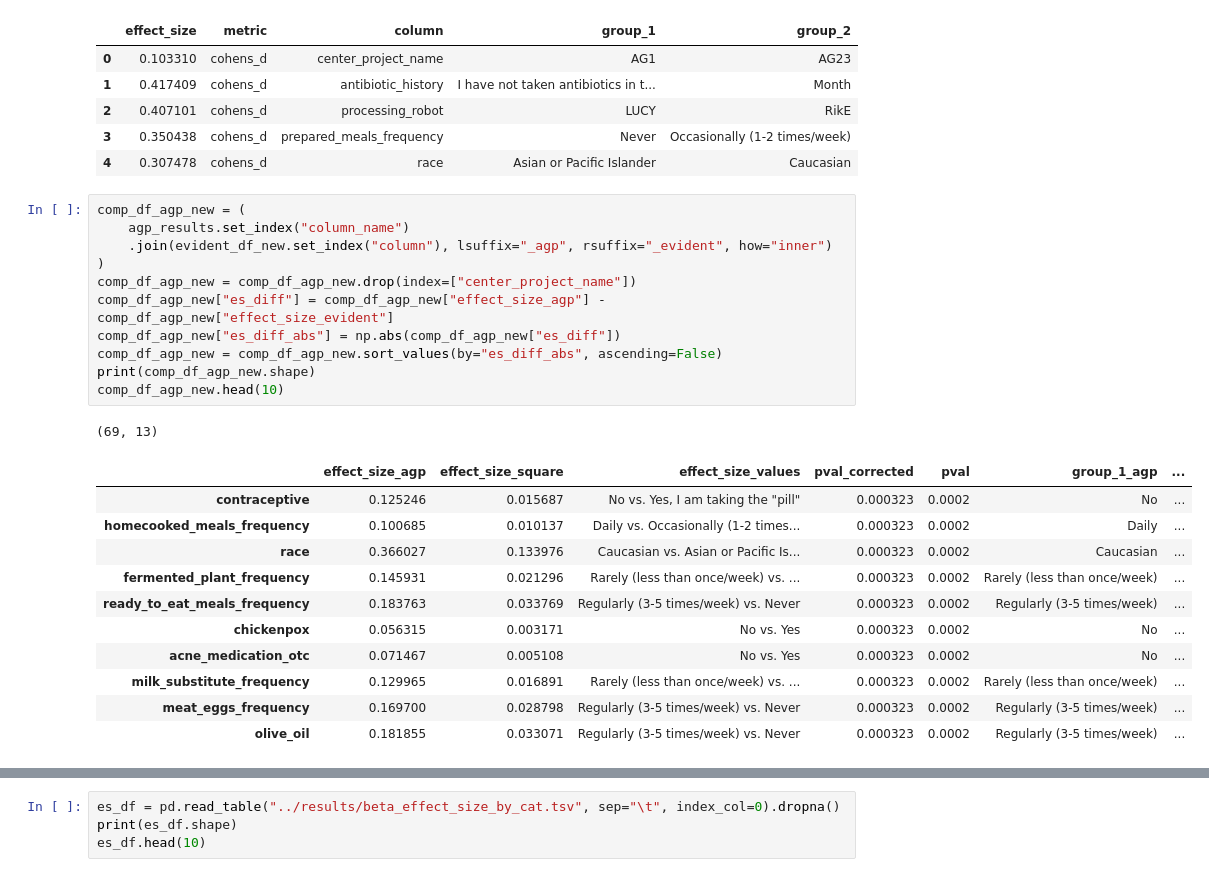
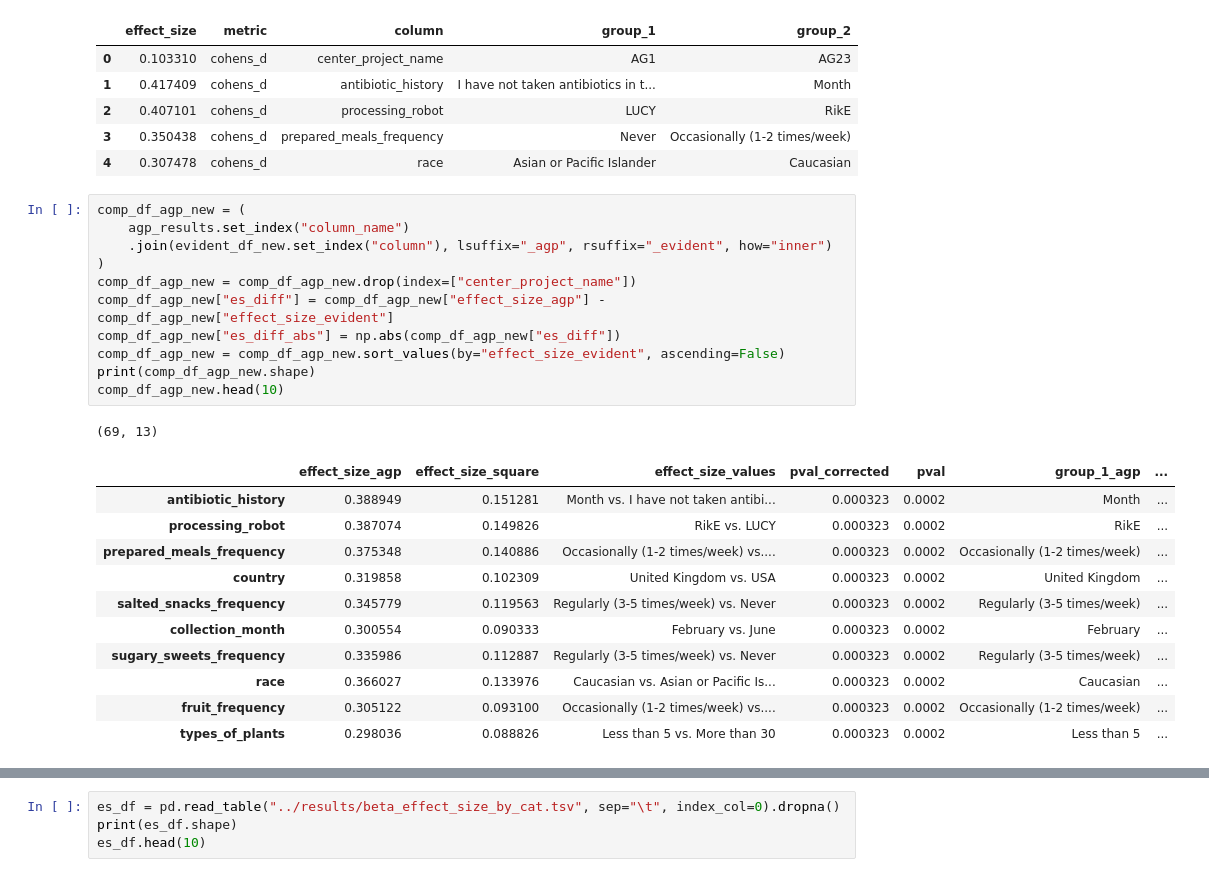
Before and after one commit to knightlab-analyses/evident-analyses, a Jupyter notebook: notebooks/plot.ipynb, the cells around one changed output, grey strips where cells are left out. Drawn from its saved outputs; the diff is of its cells as text.

```diff
--- a/notebooks/plot.ipynb
+++ b/notebooks/plot.ipynb
@@ -142,25 +142,25 @@ evident_df_new.head()
 # %%
 comp_df_agp_new = (
     agp_results.set_index("column_name")
     .join(evident_df_new.set_index("column"), lsuffix="_agp", rsuffix="_evident", how="inner")
 )
 comp_df_agp_new = comp_df_agp_new.drop(index=["center_project_name"])
 comp_df_agp_new["es_diff"] = comp_df_agp_new["effect_size_agp"] - comp_df_agp_new["effect_size_evident"]
 comp_df_agp_new["es_diff_abs"] = np.abs(comp_df_agp_new["es_diff"])
-comp_df_agp_new = comp_df_agp_new.sort_values(by="es_diff_abs", ascending=False)
+comp_df_agp_new = comp_df_agp_new.sort_values(by="effect_size_evident", ascending=False)
 print(comp_df_agp_new.shape)
 comp_df_agp_new.head(10)
 # %% [output]
 (69, 13)
 |  | effect_size_agp | effect_size_square | effect_size_values | pval_corrected | pval | group_1_agp | ... |
-| contraceptive | 0.125246 | 0.015687 | No vs. Yes, I am taking the "pill" | 0.000323 | 0.0002 | No | ... |
-| homecooked_meals_frequency | 0.100685 | 0.010137 | Daily vs. Occasionally (1-2 times... | 0.000323 | 0.0002 | Daily | ... |
+| antibiotic_history | 0.388949 | 0.151281 | Month vs. I have not taken antibi... | 0.000323 | 0.0002 | Month | ... |
+| processing_robot | 0.387074 | 0.149826 | RikE vs. LUCY | 0.000323 | 0.0002 | RikE | ... |
+| prepared_meals_frequency | 0.375348 | 0.140886 | Occasionally (1-2 times/week) vs.... | 0.000323 | 0.0002 | Occasionally (1-2 times/week) | ... |
+| country | 0.319858 | 0.102309 | United Kingdom vs. USA | 0.000323 | 0.0002 | United Kingdom | ... |
+| salted_snacks_frequency | 0.345779 | 0.119563 | Regularly (3-5 times/week) vs. Never | 0.000323 | 0.0002 | Regularly (3-5 times/week) | ... |
+| collection_month | 0.300554 | 0.090333 | February vs. June | 0.000323 | 0.0002 | February | ... |
+| sugary_sweets_frequency | 0.335986 | 0.112887 | Regularly (3-5 times/week) vs. Never | 0.000323 | 0.0002 | Regularly (3-5 times/week) | ... |
 | race | 0.366027 | 0.133976 | Caucasian vs. Asian or Pacific Is... | 0.000323 | 0.0002 | Caucasian | ... |
-| fermented_plant_frequency | 0.145931 | 0.021296 | Rarely (less than once/week) vs. ... | 0.000323 | 0.0002 | Rarely (less than once/week) | ... |
-| ready_to_eat_meals_frequency | 0.183763 | 0.033769 | Regularly (3-5 times/week) vs. Never | 0.000323 | 0.0002 | Regularly (3-5 times/week) | ... |
-| chickenpox | 0.056315 | 0.003171 | No vs. Yes | 0.000323 | 0.0002 | No | ... |
-| acne_medication_otc | 0.071467 | 0.005108 | No vs. Yes | 0.000323 | 0.0002 | No | ... |
-| milk_substitute_frequency | 0.129965 | 0.016891 | Rarely (less than once/week) vs. ... | 0.000323 | 0.0002 | Rarely (less than once/week) | ... |
-| meat_eggs_frequency | 0.169700 | 0.028798 | Regularly (3-5 times/week) vs. Never | 0.000323 | 0.0002 | Regularly (3-5 times/week) | ... |
-| olive_oil | 0.181855 | 0.033071 | Regularly (3-5 times/week) vs. Never | 0.000323 | 0.0002 | Regularly (3-5 times/week) | ... |
+| fruit_frequency | 0.305122 | 0.093100 | Occasionally (1-2 times/week) vs.... | 0.000323 | 0.0002 | Occasionally (1-2 times/week) | ... |
+| types_of_plants | 0.298036 | 0.088826 | Less than 5 vs. More than 30 | 0.000323 | 0.0002 | Less than 5 | ... |
 # %%
```
Also changed, not shown: parts of 12 cells of this notebook, 9 other files.
